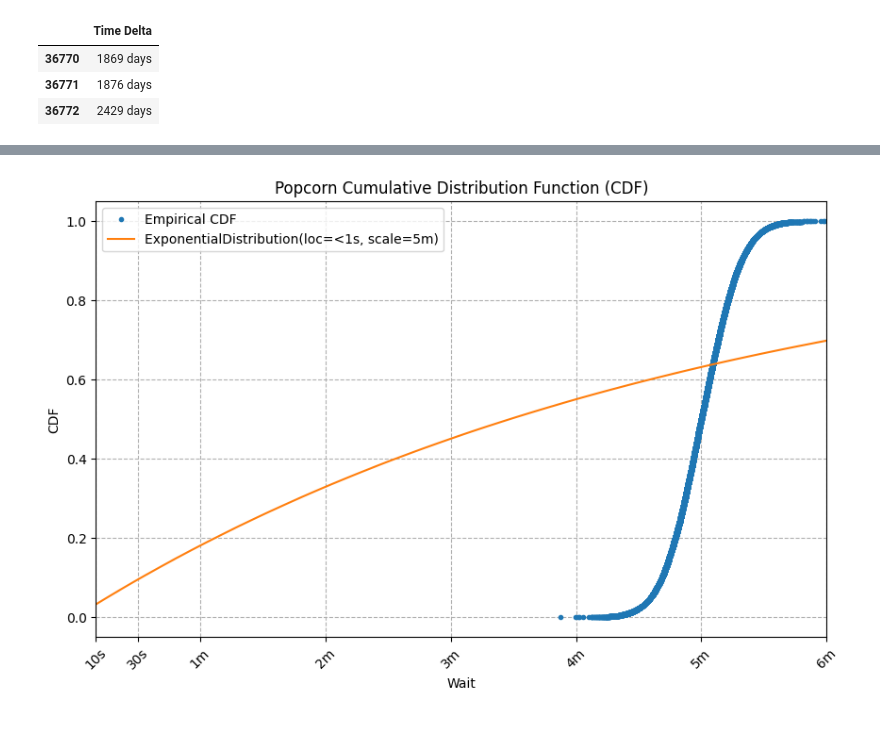
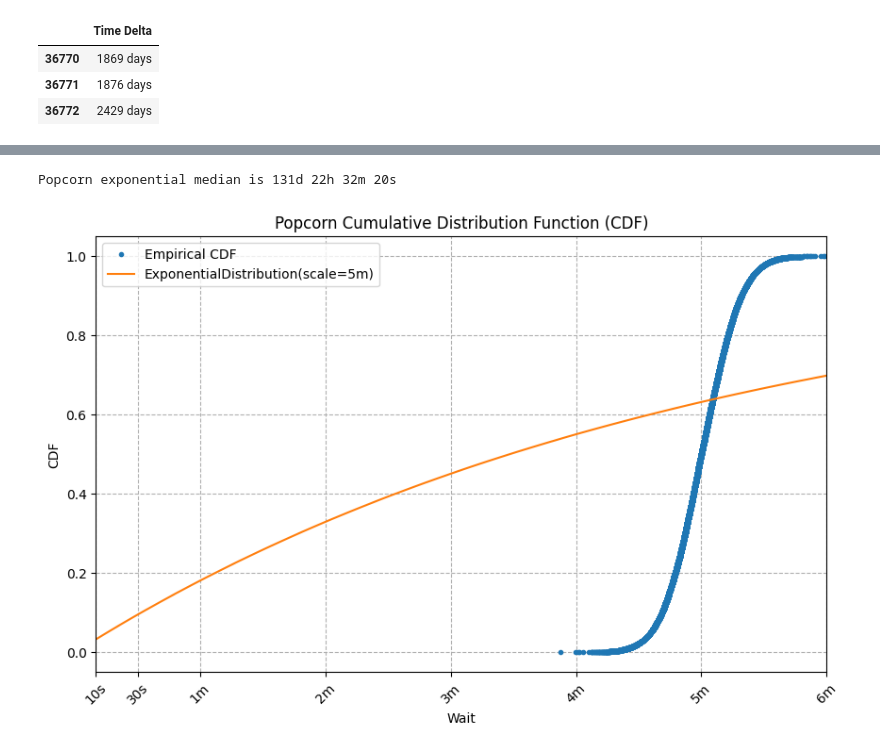
Before and after one commit to CarlKCarlK/wait-times, a Jupyter notebook: wait-times.ipynb, the cells around one changed output, grey strips where cells are left out. Drawn from its saved outputs; the diff is of its cells as text; code cells hidden in the pictures.

```diff
--- a/wait-times.ipynb
+++ b/wait-times.ipynb
@@ -226,11 +245,10 @@ def wait_cdf(title, sorted_df, wait_ticks, dist=None, dist_label=None, left=None
 # %%
 from scipy.stats import expon
 
-lotto_df['CDF'] = lotto_df['Time Delta'].rank(pct=True)
 
-loc, scale = expon.fit(lotto_df['Time Delta'].dt.total_seconds(), floc=0)
-lotto_expon_dist = expon(loc=loc, scale=scale)
-lotto_expon_label = f'ExponentialDistribution(loc={seconds_to_text(loc)}, scale={seconds_to_text(scale)})'
-
-wait_cdf("Lotto", lotto_df, wiki_wait_ticks, dist=lotto_expon_dist, dist_label=lotto_expon_label, xscale='log')
+_, lotto_e_scale = expon.fit(lotto_df['Time Delta'].dt.total_seconds(), floc=0)
+lotto_expon_dist = expon(scale=lotto_e_scale)
+print(f"Lottery wins exponential median is {seconds_to_text(lotto_expon_dist.median())}")
+lotto_expon_label = f'ExponentialDistribution(scale={seconds_to_text(lotto_e_scale)})'
+wait_cdf("Lottery Wins", lotto_df, wiki_wait_ticks, dist=lotto_expon_dist, dist_label=lotto_expon_label, xscale='log')
 # %% [output]
@@ -241,13 +260,12 @@ wait_cdf("Lotto", lotto_df, wiki_wait_ticks, dist=lotto_expon_dist, dist_label=l
 # You can described them with just a few numbers.
 # If you know the a property of the distribution, you know more about the empirical data (memoryless) - and visa versa
 # %%
-popcorn_df['CDF'] = popcorn_df['Time Delta'].rank(pct=True)
-
-loc, scale = expon.fit(popcorn_df['Time Delta'].dt.total_seconds(), floc=0)
-popcorn_expon_dist = expon(loc=loc, scale=scale)
-popcorn_df_expon_label = f'ExponentialDistribution(loc={seconds_to_text(loc)}, scale={seconds_to_text(scale)})'
-
-wait_cdf("Popcorn", popcorn_df, popcorn_ticks, dist=popcorn_expon_dist, dist_label=popcorn_df_expon_label, left=10, right=6*60, xscale='linear' )
+_, popcorn_e_scale = expon.fit(popcorn_df['Time Delta'].dt.total_seconds(), floc=0)
+popcorn_expon_dist = expon(scale=popcorn_e_scale)
+print(f"Popcorn exponential median is {seconds_to_text(lotto_expon_dist.median())}")
+popcorn_expon_label = f'ExponentialDistribution(scale={seconds_to_text(popcorn_e_scale)})'
+wait_cdf("Popcorn", popcorn_df, popcorn_ticks, dist=popcorn_expon_dist, dist_label=popcorn_expon_label, left=10, right=6*60, xscale='linear' )
 # %% [output]
+Popcorn exponential median is 131d 22h 32m 20s
-[figure, old version]
+[figure, new version]
 # %%
```
Also changed, not shown: parts of 6 cells of this notebook.
